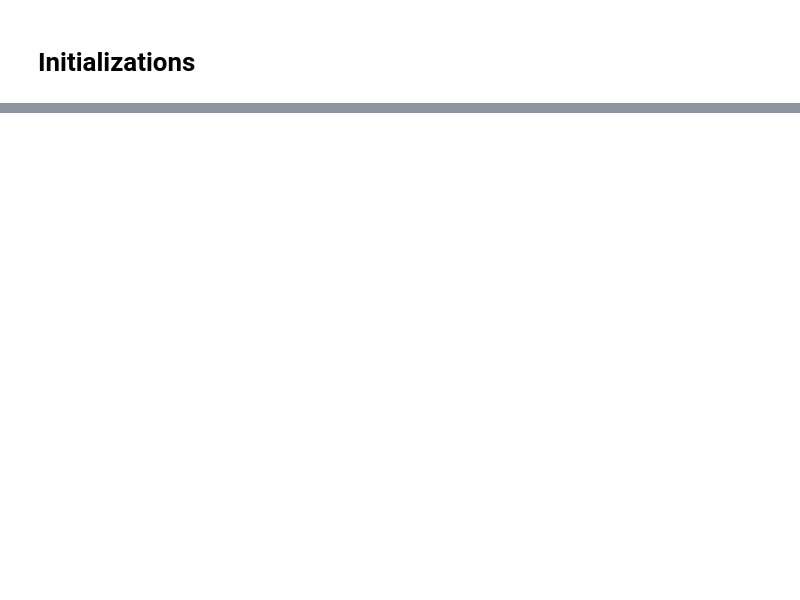
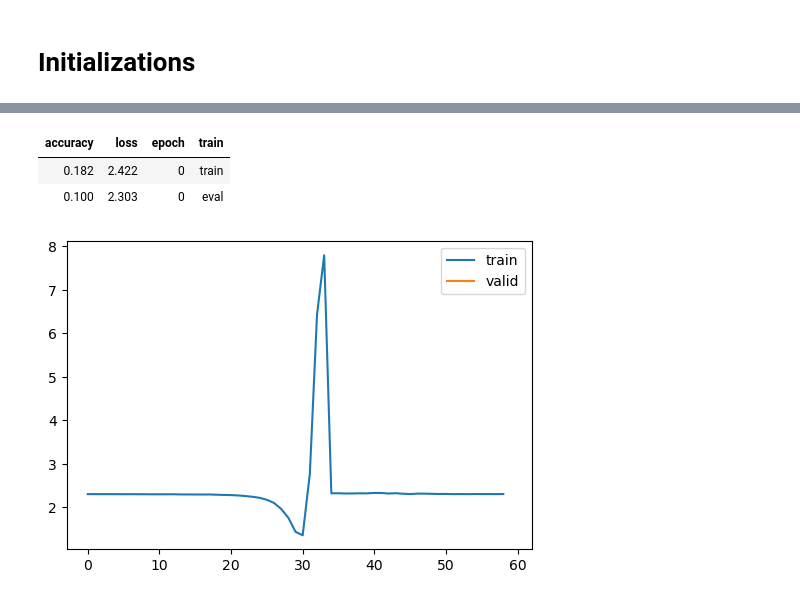
Before and after one commit to bachaudhry/FastAI-22-23, a Jupyter notebook: course_part_2/11_initializing.ipynb, the cells around one changed output, grey strips where cells are left out. Saved outputs shown, nothing was run; the diff lists cells and outputs as text; code cells hidden in the pictures; blank space fills up the shorter version.

```diff
--- a/course_part_2/11_initializing.ipynb
+++ b/course_part_2/11_initializing.ipynb
@@ -2,0 +81,14 @@
+# %%
+# Setup metrics, activation stats, callbacks and learner
+metrics = MetricsCB(accuracy=MulticlassAccuracy())
+astats = ActivationStats(fc.risinstance(nn.ReLU))
+cbs = [DeviceCB(), metrics, ProgressCB(plot=True), astats]
+learn = MomentumLearner(get_model(), dls, F.cross_entropy, lr=0.2, cbs=cbs)
+# %%
+# Fit one epoch
+learn.fit(1)
+# %% [output]
+| accuracy | loss | epoch | train |
+| 0.182 | 2.422 | 0 | train |
+| 0.100 | 2.303 | 0 | eval |
+[figure, added]
```
Also changed, not shown: parts of 10 cells of this notebook.
